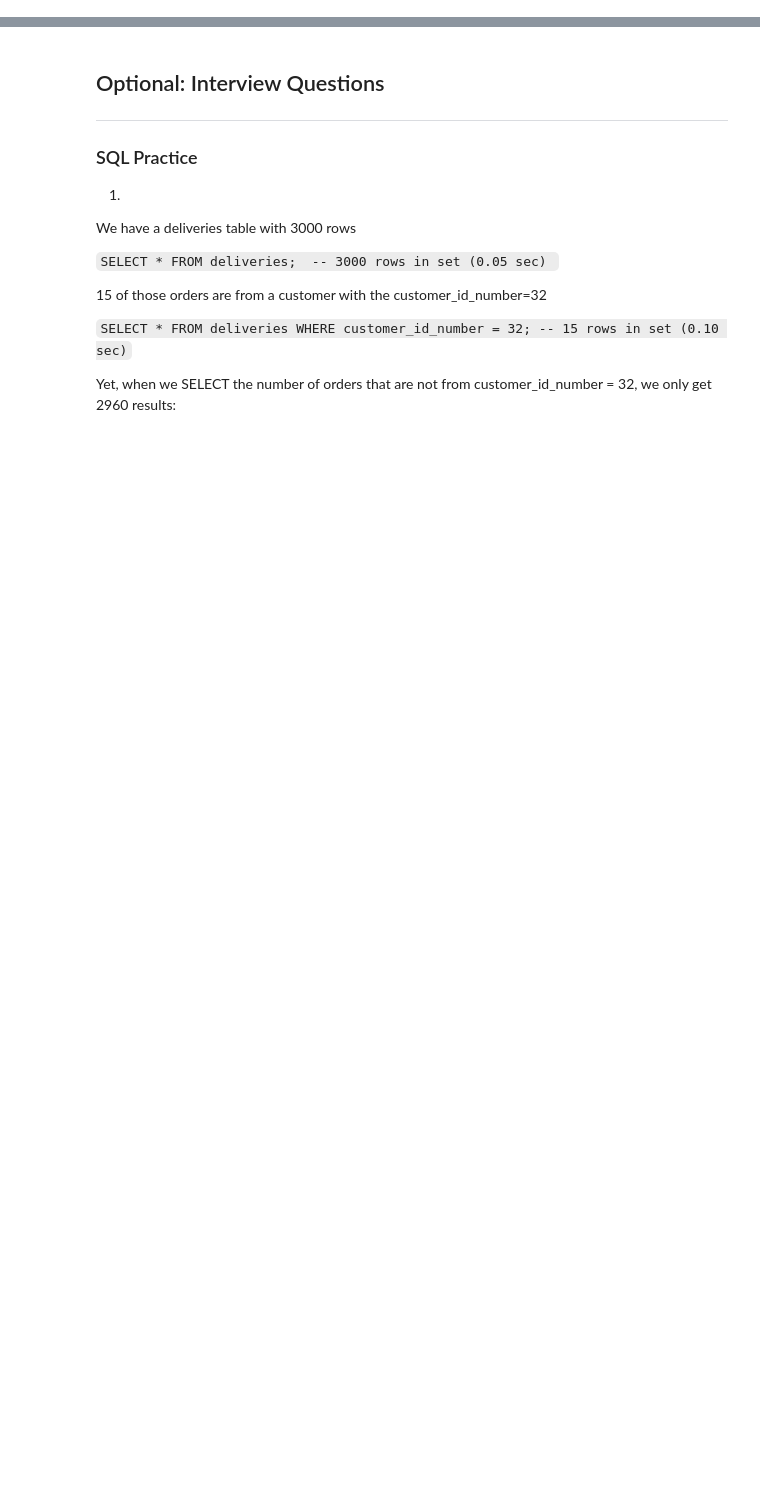
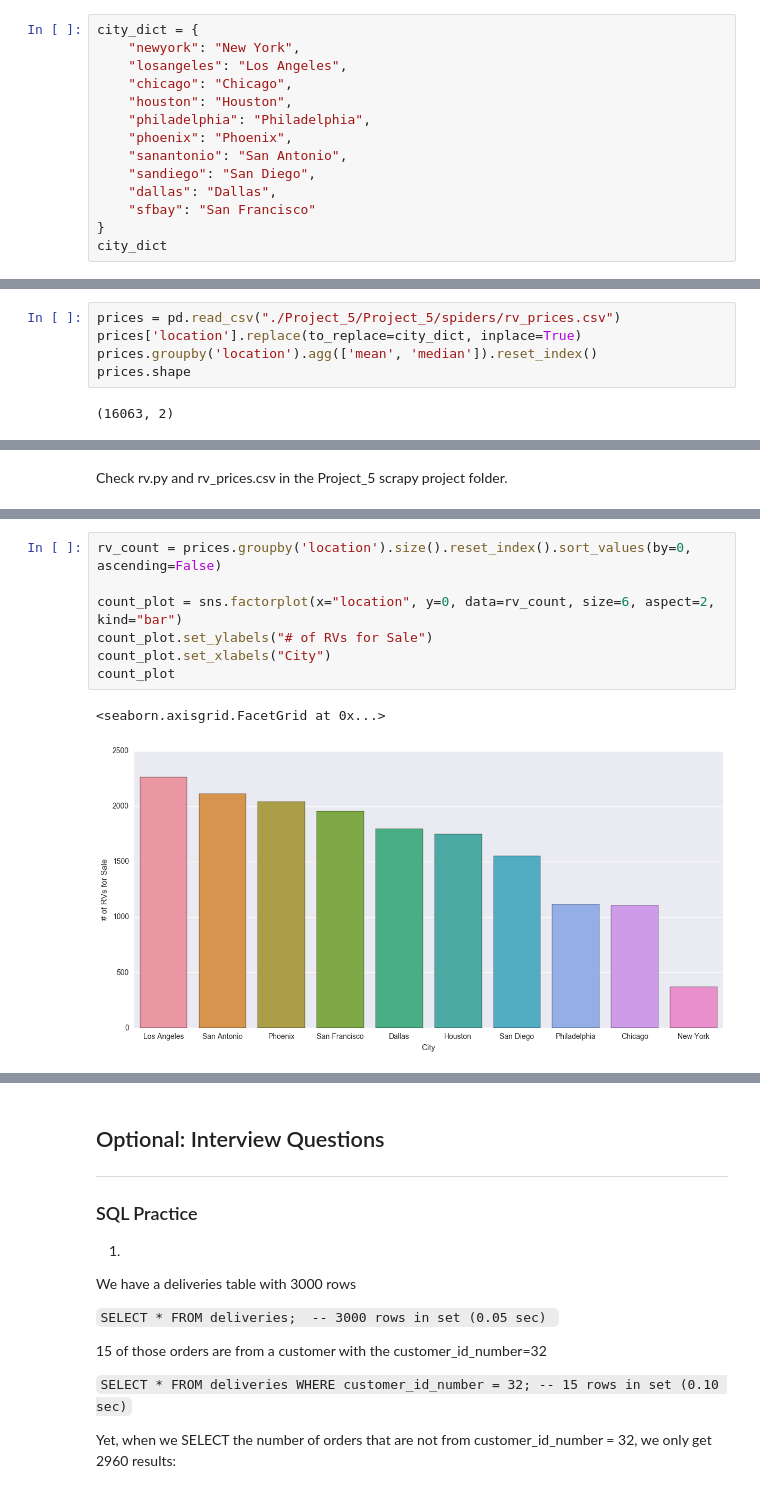
Before and after one commit to Nmloury/DSI-Projects, a Jupyter notebook: Project 5/project5.ipynb, the cells around one changed output, grey strips where cells are left out. Saved outputs shown, nothing was run; the diff lists cells and outputs as text; blank space fills up the shorter version.

Commit message:
Adding Project 5
Adding Project 5

```diff
--- a/Project 5/project5.ipynb
+++ b/Project 5/project5.ipynb
@@ -58,3 +108,17 @@ The point of the "mapping":  Create a data structure that allows you to iterate
 >
 > The convention is http://[region].craigslist.org/search/sss?query=rf
 > Replacing [region] with the cooresponding city name will allow you to quickly iterate through each regional Craigslist site, and scrape the prices from the search results.  Keep this in mind while you build this "mapping".
+# %%
+city_dict = {
+    "newyork": "New York",
+    "losangeles": "Los Angeles",
+    "chicago": "Chicago",
+    "houston": "Houston",
+    "philadelphia": "Philadelphia",
+    "phoenix": "Phoenix",
+    "sanantonio": "San Antonio",
+    "sandiego": "San Diego",
+    "dallas": "Dallas",
+    "sfbay": "San Francisco"
+}
+city_dict
@@ -66,13 +141,32 @@ The point of the "mapping":  Create a data structure that allows you to iterate
 Now that you've created a list of cities you want to scrape, adapt your solution for grabbing data in one region site, to grab data for all regional sites that you collected, then calculate the mean and median price of RV results from each city.
 
 > Look at the URLs from a few different regions (ie: portland, phoenix, sfbay), and find what they have in common.  Determine the area in the URL string that needs to change the least, and figure out how to replace only that portion of the URL in order to iterate through each city.
+# %%
+prices = pd.read_csv("./Project_5/Project_5/spiders/rv_prices.csv")
+prices['location'].replace(to_replace=city_dict, inplace=True)
+prices.groupby('location').agg(['mean', 'median']).reset_index()
+prices.shape
+# %% [output]
+(16063, 2)
 # %% [markdown]
 <img src="http://imgur.com/l5NasQj.png" style="float: left; margin: 25px 15px 0px 0px; height: 25px">
 
 ## 4. Run your scraping process, and save your results to a CSV file.
+# %% [markdown]
+Check rv.py and rv_prices.csv in the Project_5 scrapy project folder.
 # %% [markdown]
 <img src="http://imgur.com/l5NasQj.png" style="float: left; margin: 25px 15px 0px 0px; height: 25px">
 
 ## 5. Do an analysis of the RV market.
 
 Go head we'll wait.  Anything notable about the data?
+# %%
+rv_count = prices.groupby('location').size().reset_index().sort_values(by=0, ascending=False)
+
+count_plot = sns.factorplot(x="location", y=0, data=rv_count, size=6, aspect=2, kind="bar")
+count_plot.set_ylabels("# of RVs for Sale")
+count_plot.set_xlabels("City")
+count_plot
+# %% [output]
+<seaborn.axisgrid.FacetGrid at 0x...>
+[figure, added]
```
Also changed, not shown: parts of 37 cells of this notebook, 11 other files.
